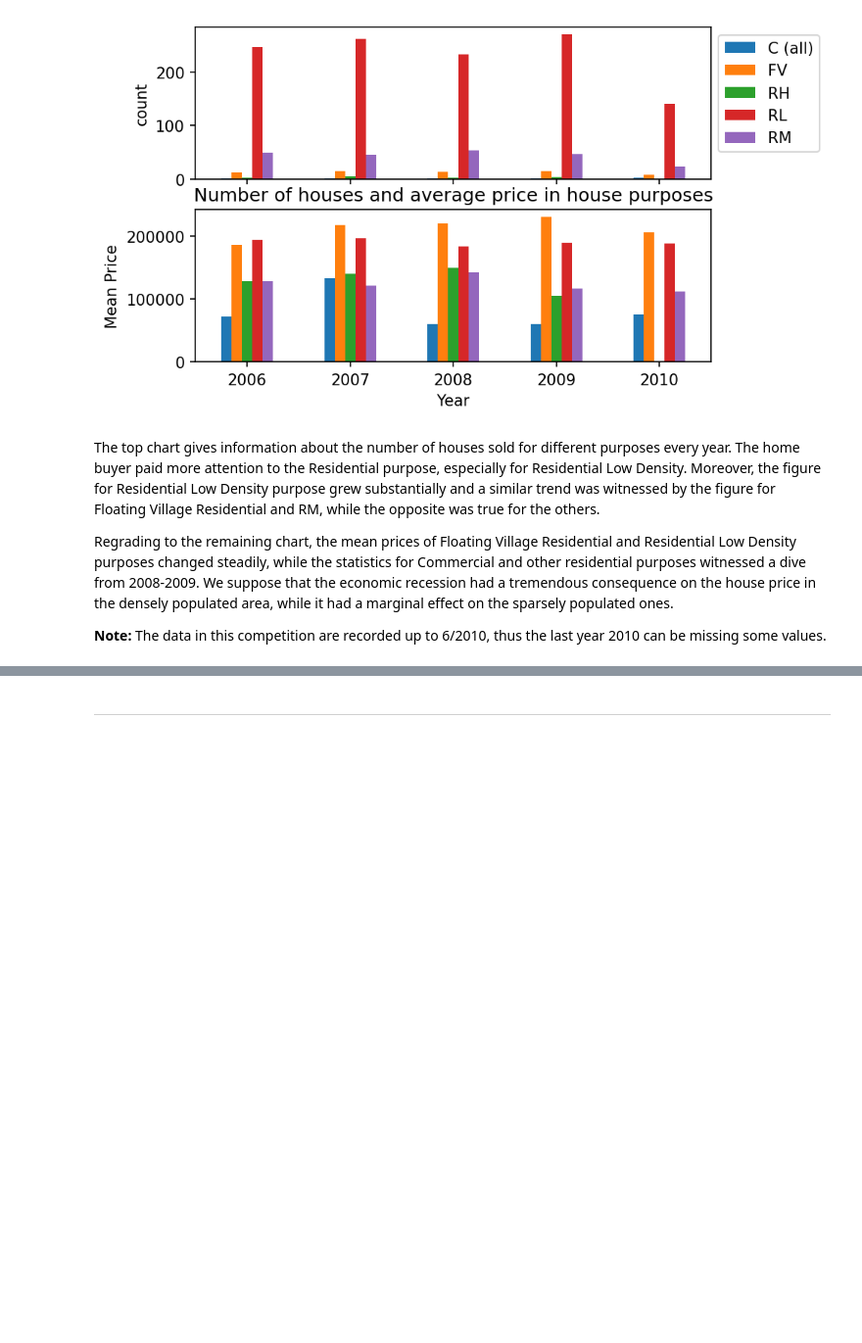
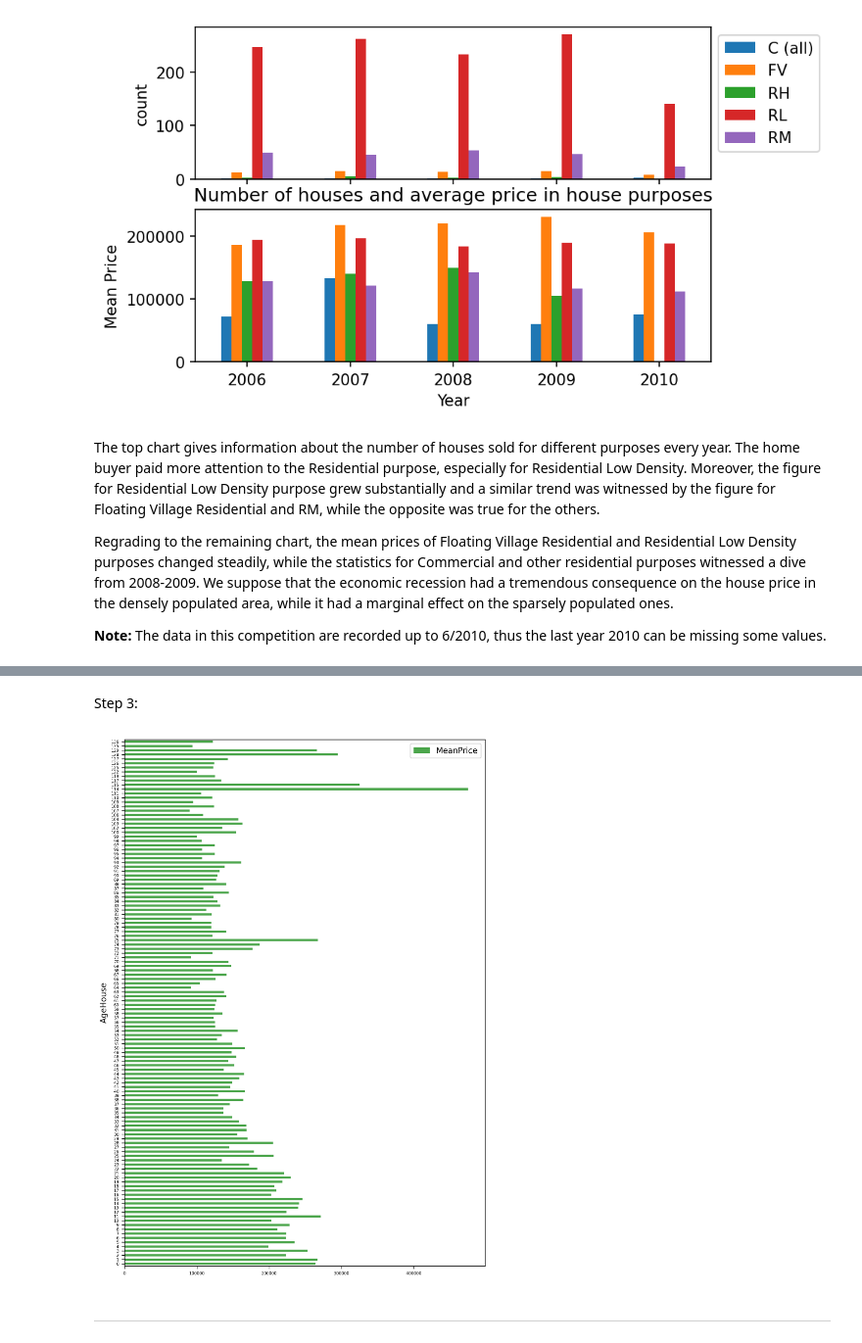
Before and after one commit to IceIce1ce/Final_Project_LTKHDL, a Jupyter notebook: House_Prices.ipynb, the cells around one changed output, grey strips where cells are left out. Shown: that part at 98% size. Drawn from its saved outputs; the diff is of its cells as text; code cells hidden in the pictures; blank space fills up the shorter version.

```diff
--- a/House_Prices.ipynb
+++ b/House_Prices.ipynb
@@ -580,0 +581,4 @@ Regrading to the remaining chart, the mean prices of Floating Village Residentia
+# %%
+age_house_df = num_df.copy()
+age_house_df['AgeHouse'] = age_house_df['YrSold'] - age_house_df['YearBuilt']
+age_house_df.head()
@@ -580,0 +594,3 @@ Regrading to the remaining chart, the mean prices of Floating Village Residentia
+# %%
+mean_price_by_age_of_house = age_house_df.groupby('AgeHouse')['SalePrice'].mean()
+mean_price_by_age_of_house.sort_values(ascending=True)[:10]
@@ -581,3 +610,11 @@ Regrading to the remaining chart, the mean prices of Floating Village Residentia
+# %% [markdown]
+Step 3:
+# %%
+plt.rcParams['figure.figsize'] = [8, 12]
+age_house_plot = mean_price_by_age_of_house.to_frame().reset_index().rename(columns={'SalePrice': 'MeanPrice'})
+age_house_plot.plot.barh(x='AgeHouse', y='MeanPrice', alpha=0.7, width=0.5, sharey=True, fontsize=5, color='green');
+# %% [output]
+[figure, added]
 # %% [markdown]
 ---
 # %% [markdown]
```
Also changed, not shown: parts of 50 cells of this notebook.
